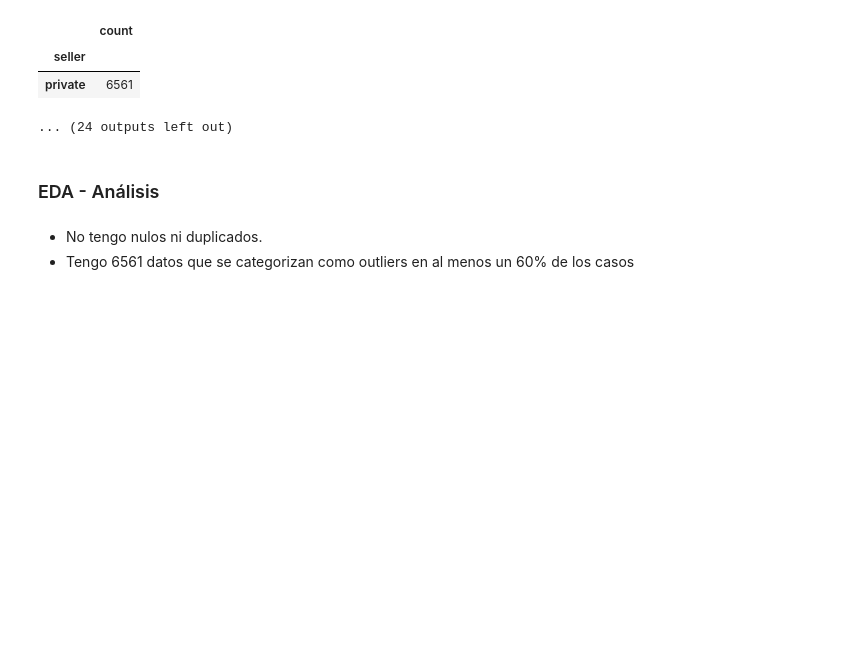
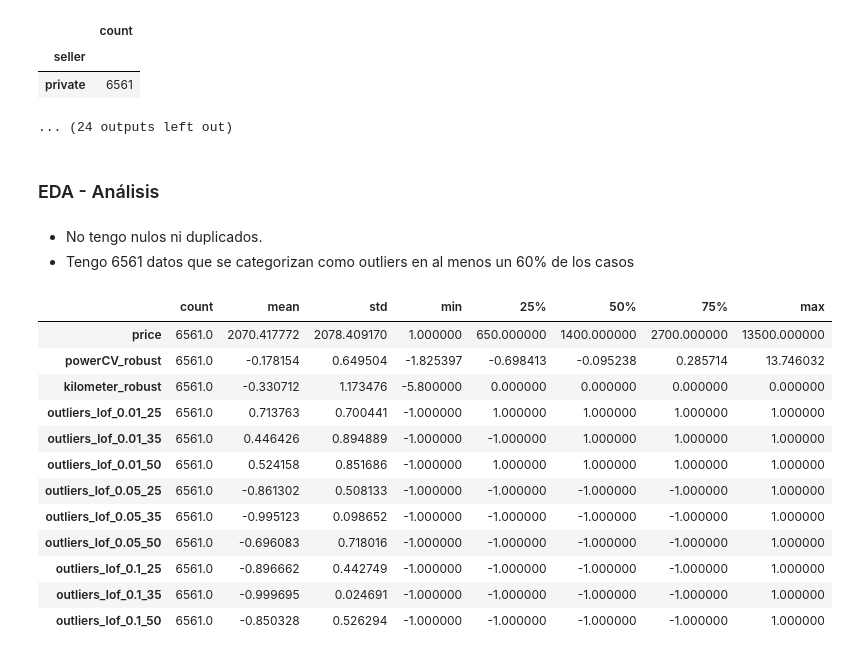
Before and after one commit to ngcarvajall/Lab_EDA_Gestion_Nulos, a Jupyter notebook: laboratorio-modulo7-leccion03-gestion-outiers.ipynb, the cells around one changed output. Saved outputs shown, nothing was run; the diff lists cells and outputs as text; code cells hidden in the pictures; blank space fills up the shorter version.

```diff
--- a/laboratorio-modulo7-leccion03-gestion-outiers.ipynb
+++ b/laboratorio-modulo7-leccion03-gestion-outiers.ipynb
@@ -479,4 +479,20 @@ La columna seller tiene las siguientes valore únicos:
 # %% [markdown]
 - No tengo nulos ni duplicados.
 - Tengo 6561 datos que se categorizan como outliers en al menos un 60% de los casos
+# %%
+df_fragmento_60.describe().T
+# %% [output]
+|  | count | mean | std | min | 25% | 50% | 75% | max |
+| price | 6561.0 | 2070.417772 | 2078.409170 | 1.000000 | 650.000000 | 1400.000000 | 2700.000000 | 13500.000000 |
+| powerCV_robust | 6561.0 | -0.178154 | 0.649504 | -1.825397 | -0.698413 | -0.095238 | 0.285714 | 13.746032 |
+| kilometer_robust | 6561.0 | -0.330712 | 1.173476 | -5.800000 | 0.000000 | 0.000000 | 0.000000 | 0.000000 |
+| outliers_lof_0.01_25 | 6561.0 | 0.713763 | 0.700441 | -1.000000 | 1.000000 | 1.000000 | 1.000000 | 1.000000 |
+| outliers_lof_0.01_35 | 6561.0 | 0.446426 | 0.894889 | -1.000000 | -1.000000 | 1.000000 | 1.000000 | 1.000000 |
+| outliers_lof_0.01_50 | 6561.0 | 0.524158 | 0.851686 | -1.000000 | 1.000000 | 1.000000 | 1.000000 | 1.000000 |
+| outliers_lof_0.05_25 | 6561.0 | -0.861302 | 0.508133 | -1.000000 | -1.000000 | -1.000000 | -1.000000 | 1.000000 |
+| outliers_lof_0.05_35 | 6561.0 | -0.995123 | 0.098652 | -1.000000 | -1.000000 | -1.000000 | -1.000000 | 1.000000 |
+| outliers_lof_0.05_50 | 6561.0 | -0.696083 | 0.718016 | -1.000000 | -1.000000 | -1.000000 | -1.000000 | 1.000000 |
+| outliers_lof_0.1_25 | 6561.0 | -0.896662 | 0.442749 | -1.000000 | -1.000000 | -1.000000 | -1.000000 | 1.000000 |
+| outliers_lof_0.1_35 | 6561.0 | -0.999695 | 0.024691 | -1.000000 | -1.000000 | -1.000000 | -1.000000 | 1.000000 |
+| outliers_lof_0.1_50 | 6561.0 | -0.850328 | 0.526294 | -1.000000 | -1.000000 | -1.000000 | -1.000000 | 1.000000 |
 # %%
```
Also changed, not shown: parts of 18 cells of this notebook.
